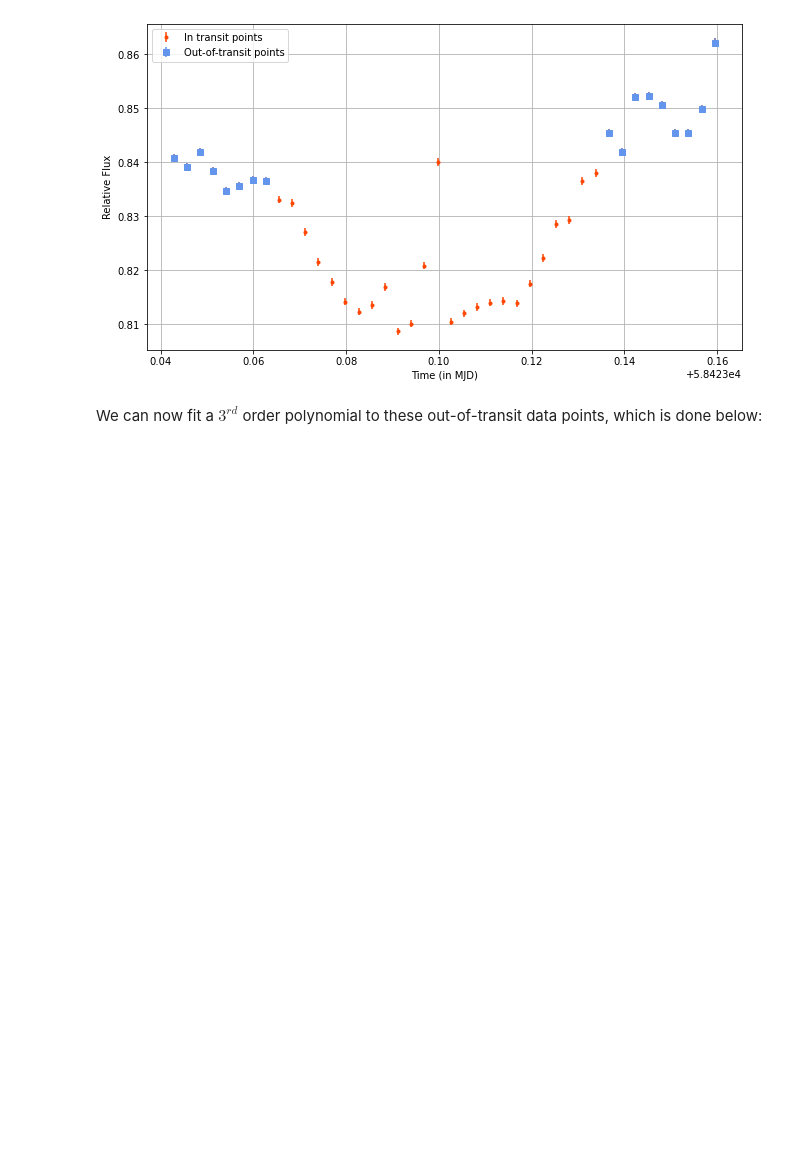
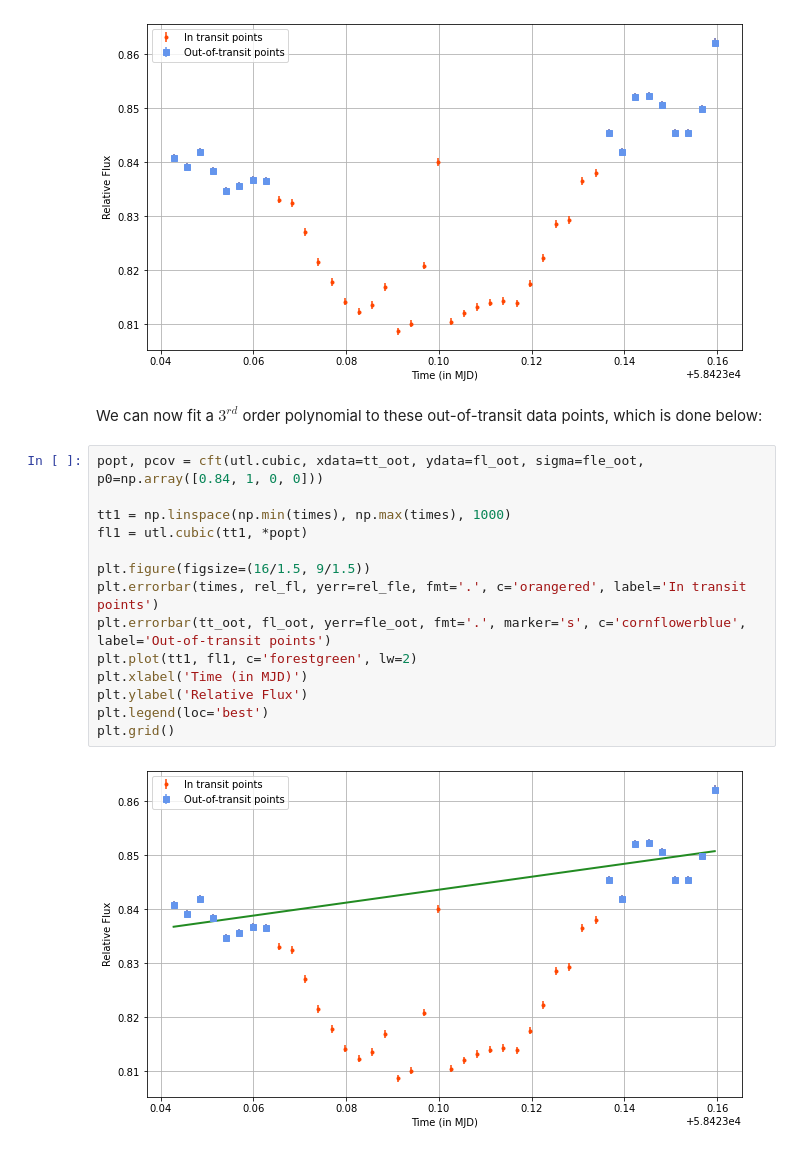
Before and after one commit to Jayshil/Data_Analysis, a Jupyter notebook: Transits/p2.ipynb, the cells around one changed output. Saved outputs shown, nothing was run; the diff lists cells and outputs as text; blank space fills up the shorter version.

```diff
--- a/Transits/p2.ipynb
+++ b/Transits/p2.ipynb
@@ -35,3 +35,19 @@ plt.grid()
 [figure]
 # %% [markdown]
 We can now fit a $3^{rd}$ order polynomial to these out-of-transit data points, which is done below:
+# %%
+popt, pcov = cft(utl.cubic, xdata=tt_oot, ydata=fl_oot, sigma=fle_oot, p0=np.array([0.84, 1, 0, 0]))
+
+tt1 = np.linspace(np.min(times), np.max(times), 1000)
+fl1 = utl.cubic(tt1, *popt)
+
+plt.figure(figsize=(16/1.5, 9/1.5))
+plt.errorbar(times, rel_fl, yerr=rel_fle, fmt='.', c='orangered', label='In transit points')
+plt.errorbar(tt_oot, fl_oot, yerr=fle_oot, fmt='.', marker='s', c='cornflowerblue', label='Out-of-transit points')
+plt.plot(tt1, fl1, c='forestgreen', lw=2)
+plt.xlabel('Time (in MJD)')
+plt.ylabel('Relative Flux')
+plt.legend(loc='best')
+plt.grid()
+# %% [output]
+[figure, added]
```
Also changed, not shown: parts of 2 cells of this notebook.
